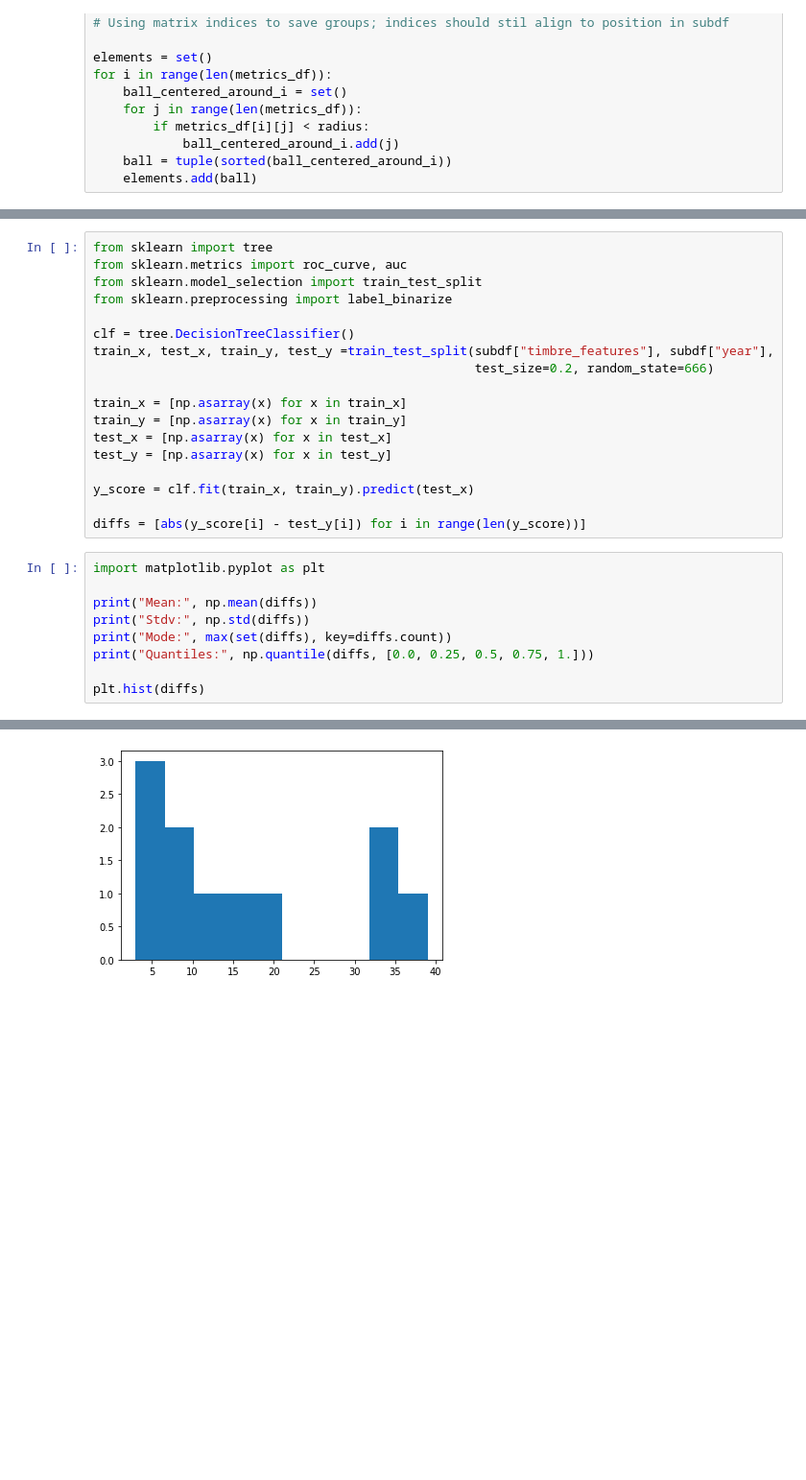
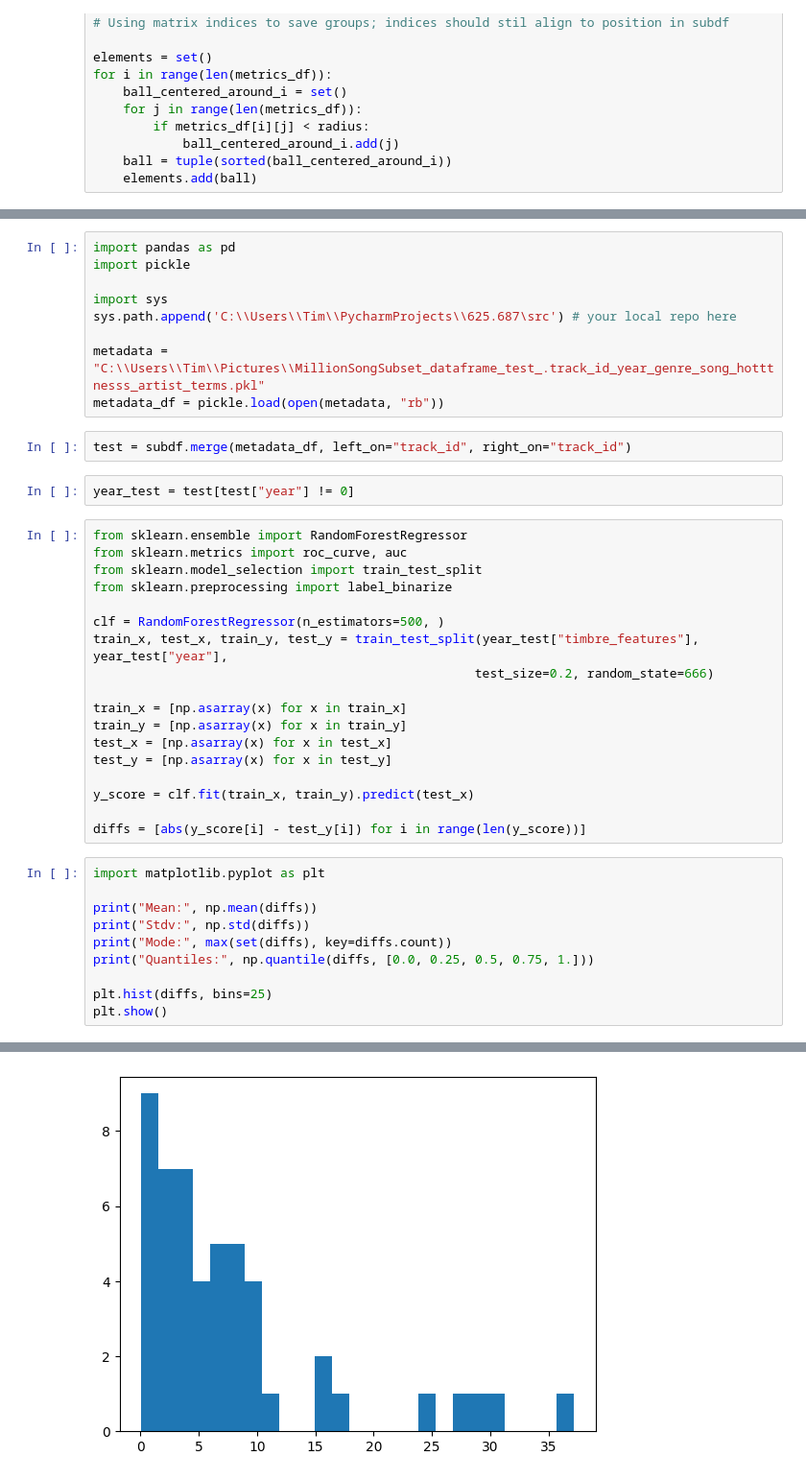
Before and after one commit to BVanDeWater/625.687, a Jupyter notebook: Notebooks/Segments_Timbre.ipynb, the cells around one changed output, grey strips where cells are left out. Shown at 96% size. Saved outputs shown, nothing was run; the diff lists cells and outputs as text; blank space fills up the shorter version.

```diff
--- a/Notebooks/Segments_Timbre.ipynb
+++ b/Notebooks/Segments_Timbre.ipynb
@@ -168,11 +207,24 @@ for i in range(len(metrics_df)):
+# %%
+import pandas as pd
+import pickle
+
+import sys
+sys.path.append('C:\\Users\\Tim\\PycharmProjects\\625.687\src') # your local repo here
+
+metadata = "C:\\Users\\Tim\\Pictures\\MillionSongSubset_dataframe_test_.track_id_year_genre_song_hotttnesss_artist_terms.pkl"
+metadata_df = pickle.load(open(metadata, "rb"))
+# %%
+test = subdf.merge(metadata_df, left_on="track_id", right_on="track_id")
+# %%
+year_test = test[test["year"] != 0]
 # %%
-from sklearn import tree
+from sklearn.ensemble import RandomForestRegressor
 from sklearn.metrics import roc_curve, auc
 from sklearn.model_selection import train_test_split
 from sklearn.preprocessing import label_binarize
 
-clf = tree.DecisionTreeClassifier()
-train_x, test_x, train_y, test_y =train_test_split(subdf["timbre_features"], subdf["year"],
+clf = RandomForestRegressor(n_estimators=500, )
+train_x, test_x, train_y, test_y = train_test_split(year_test["timbre_features"], year_test["year"],
                                                    test_size=0.2, random_state=666)
 
 train_x = [np.asarray(x) for x in train_x]
@@ -191,5 +243,6 @@ print("Stdv:", np.std(diffs))
 print("Mode:", max(set(diffs), key=diffs.count))
 print("Quantiles:", np.quantile(diffs, [0.0, 0.25, 0.5, 0.75, 1.]))
 
-plt.hist(diffs)
+plt.hist(diffs, bins=25)
+plt.show()
 # %% [output]
@@ -203 +253 @@ Quantiles: [ 3.  5. 12. 25. 39.]
-[figure, old version]
+[figure, new version]
```
Also changed, not shown: parts of 13 cells of this notebook, 2 other files.
